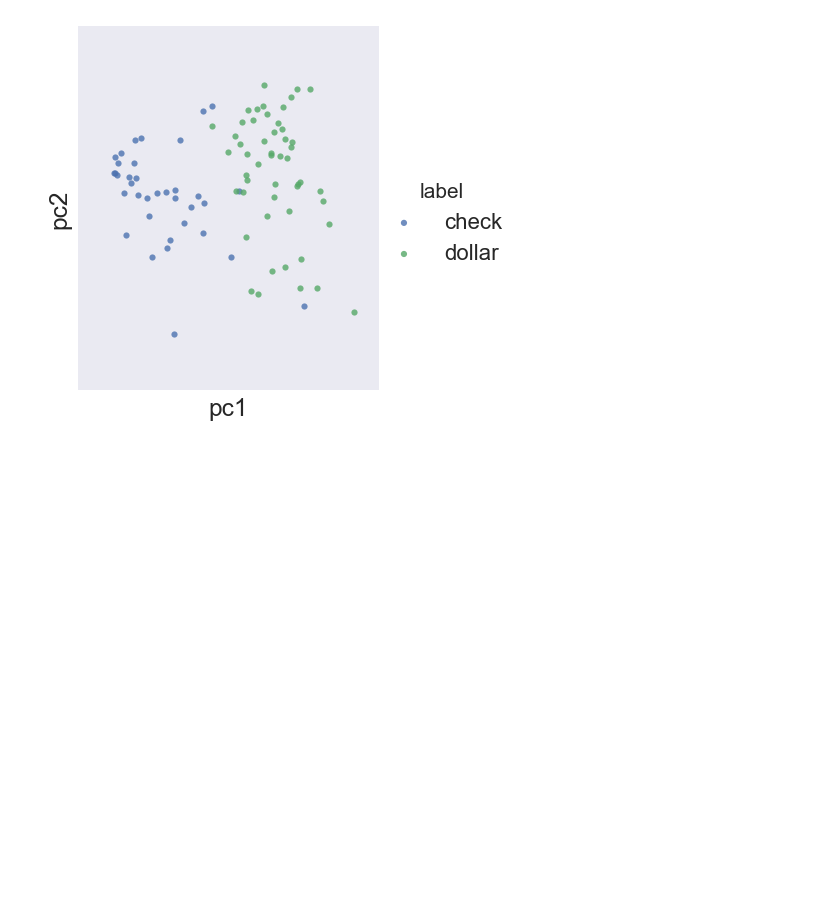
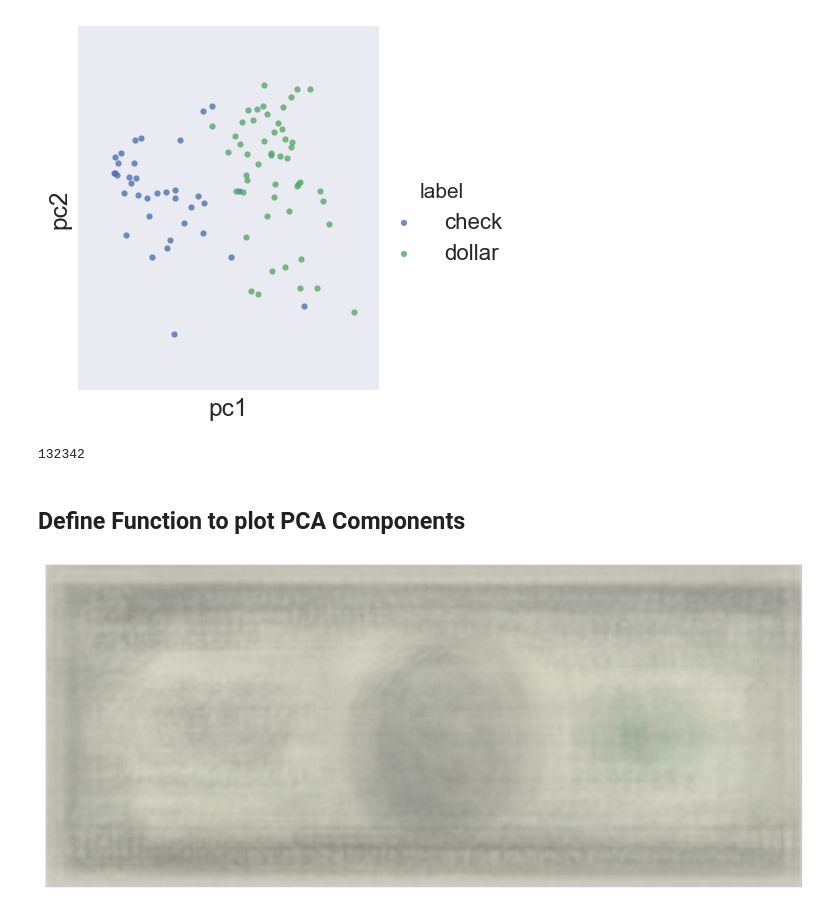
Before and after one commit to jizihao1108/python-codes, a Jupyter notebook: Classification Models.ipynb, the cells around one changed output. Saved outputs shown, nothing was run; the diff lists cells and outputs as text; code cells hidden in the pictures; blank space fills up the shorter version.

```diff
--- a/Classification Models.ipynb
+++ b/Classification Models.ipynb
@@ -166,3 +170,9 @@ with sns.axes_style('darkgrid'):
     plt.yticks([],[])
 # %% [output]
 [figure]
+# %%
+len(pca.components_[0])
+# %% [output]
+132342
+# %% [markdown]
+## Define Function to plot PCA Components
@@ -168,0 +205,19 @@ with sns.axes_style('darkgrid'):
+# %%
+def display_pca_mean(pca):
+    start = np.round(pca.mean_)
+    r = start[0:len(pca.mean_):3]
+    g = start[1:len(pca.mean_):3]
+    b = start[2:len(pca.mean_):3]
+
+    display_arr = np.zeros((137, 322, 3), 'uint8')
+    display_arr[..., 0] = r.reshape(137,322)
+    display_arr[..., 1] = g.reshape(137,322)
+    display_arr[..., 2] = b.reshape(137,322)
+
+    plt.imshow(display_arr)
+    plt.xticks([])
+    plt.yticks([])
+# %%
+display_pca_mean(pca)
+# %% [output]
+[figure, added]
```
Also changed, not shown: parts of 26 cells of this notebook.
